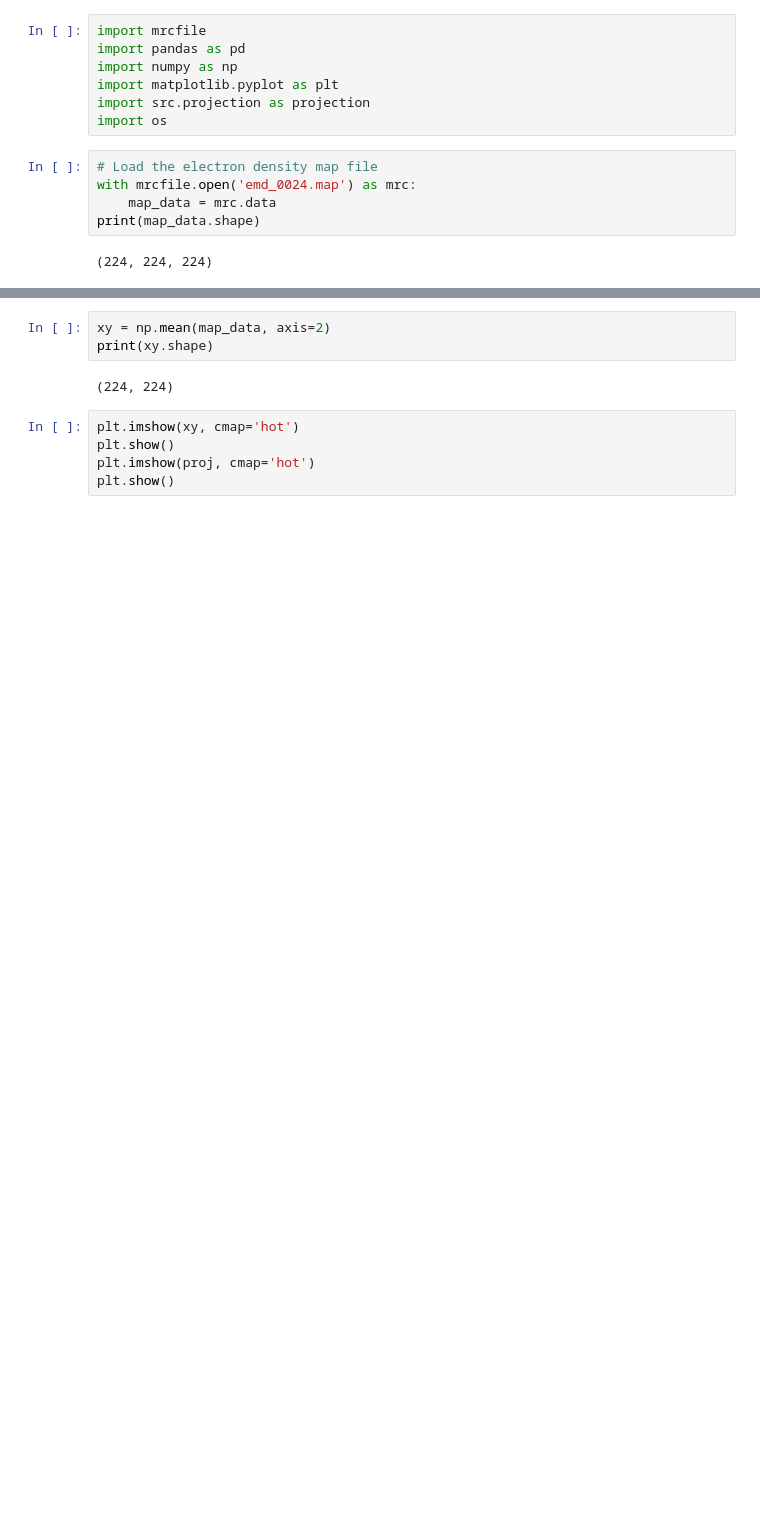
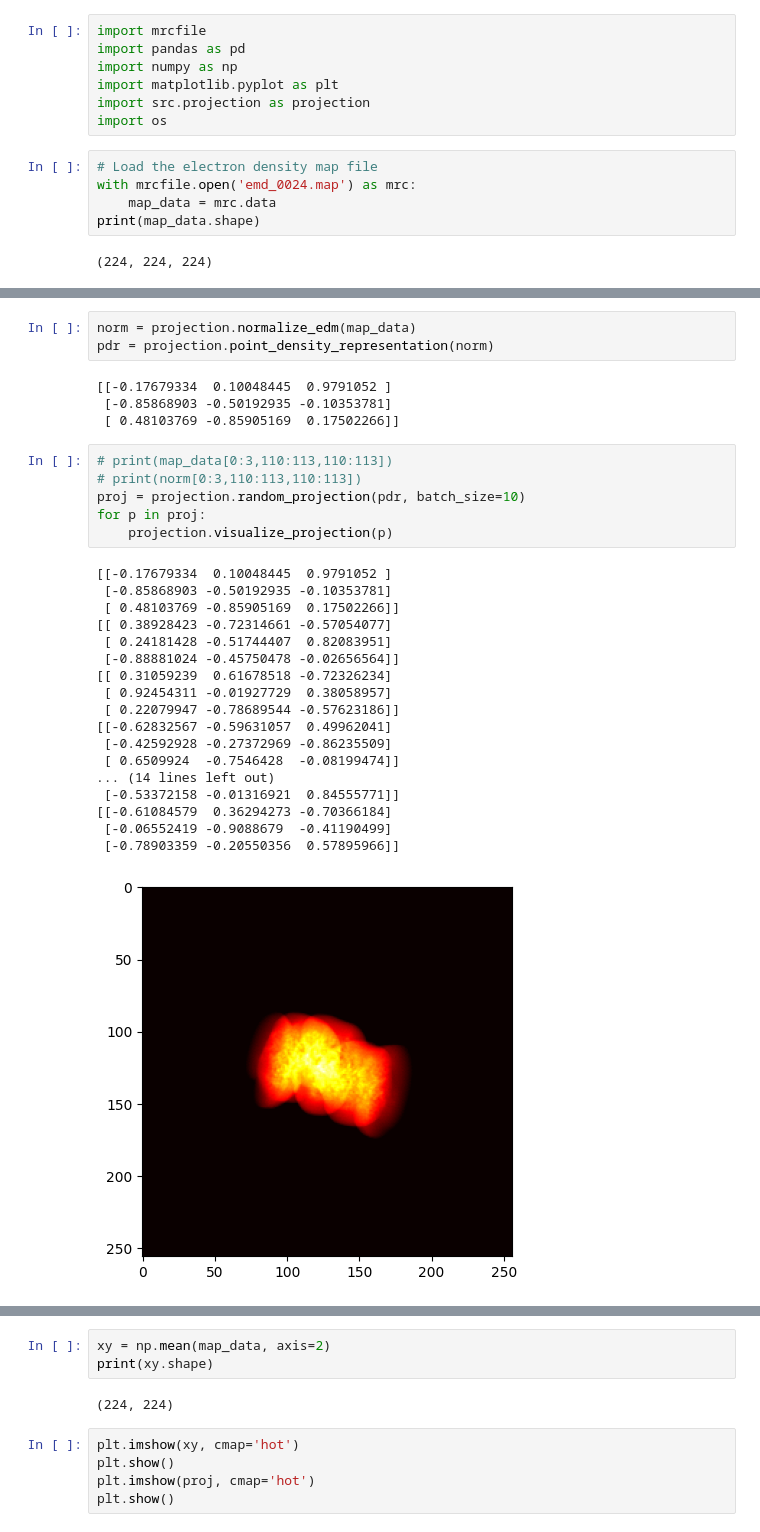
Before and after one commit to divnori/cryo_reconstruction, a Jupyter notebook: test.ipynb, the cells around one changed output, grey strips where cells are left out. Cells and saved outputs as stored; diff of their text form; blank space fills up the shorter version.

Commit message:
project draft

```diff
--- a/test.ipynb
+++ b/test.ipynb
@@ -14,0 +34,32 @@ print(map_data.shape)
+# %%
+norm = projection.normalize_edm(map_data)
+pdr = projection.point_density_representation(norm)
+# %% [output]
+[[-0.17679334  0.10048445  0.9791052 ]
+ [-0.85868903 -0.50192935 -0.10353781]
+ [ 0.48103769 -0.85905169  0.17502266]]
+# %%
+# print(map_data[0:3,110:113,110:113])
+# print(norm[0:3,110:113,110:113])
+proj = projection.random_projection(pdr, batch_size=10)
+for p in proj:
+    projection.visualize_projection(p)
+# %% [output]
+[[-0.17679334  0.10048445  0.9791052 ]
+ [-0.85868903 -0.50192935 -0.10353781]
+ [ 0.48103769 -0.85905169  0.17502266]]
+[[ 0.38928423 -0.72314661 -0.57054077]
+ [ 0.24181428 -0.51744407  0.82083951]
+ [-0.88881024 -0.45750478 -0.02656564]]
+[[ 0.31059239  0.61678518 -0.72326234]
+ [ 0.92454311 -0.01927729  0.38058957]
+ [ 0.22079947 -0.78689544 -0.57623186]]
+[[-0.62832567 -0.59631057  0.49962041]
+ [-0.42592928 -0.27372969 -0.86235509]
+ [ 0.6509924  -0.7546428  -0.08199474]]
+... (14 lines left out)
+ [-0.53372158 -0.01316921  0.84555771]]
+[[-0.61084579  0.36294273 -0.70366184]
+ [-0.06552419 -0.9088679  -0.41190499]
+ [-0.78903359 -0.20550356  0.57895966]]
+[figure, added]
```
Also changed, not shown: parts of 4 cells of this notebook, 3 other files.
